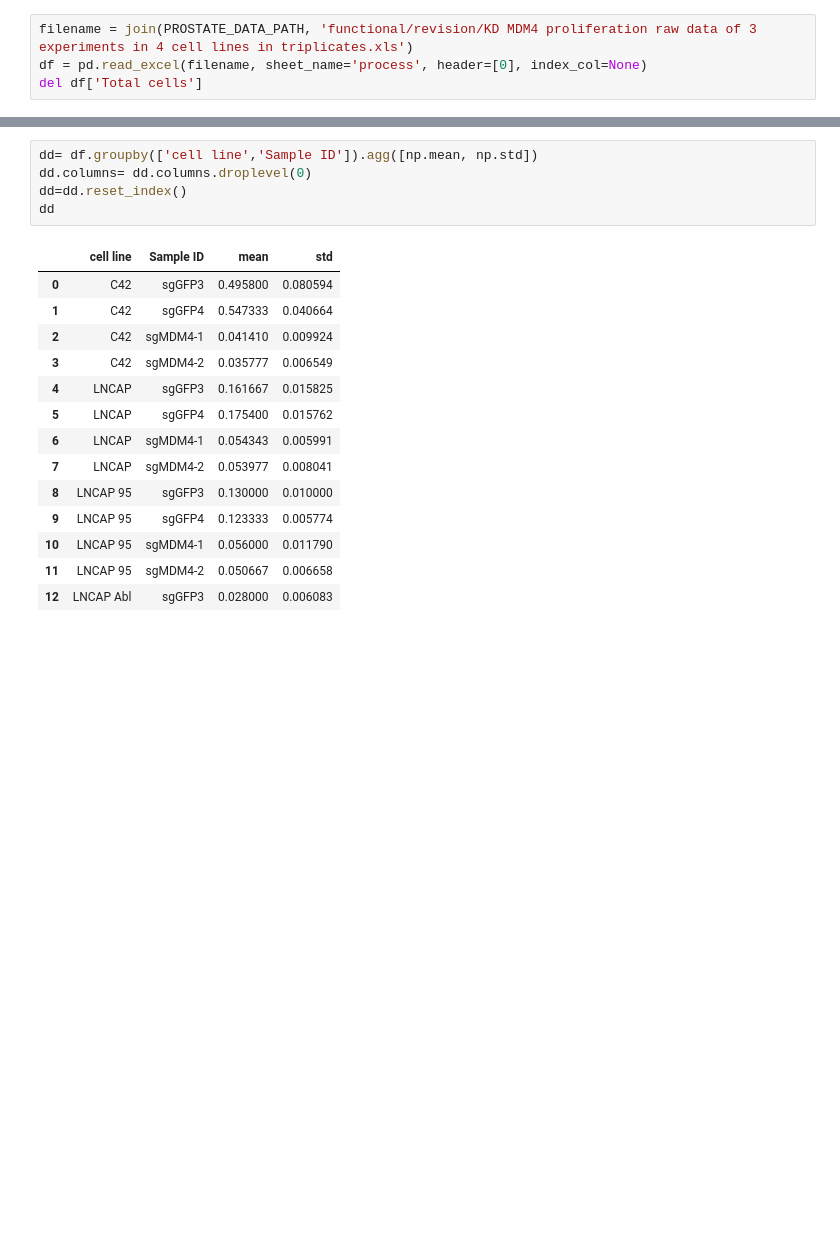
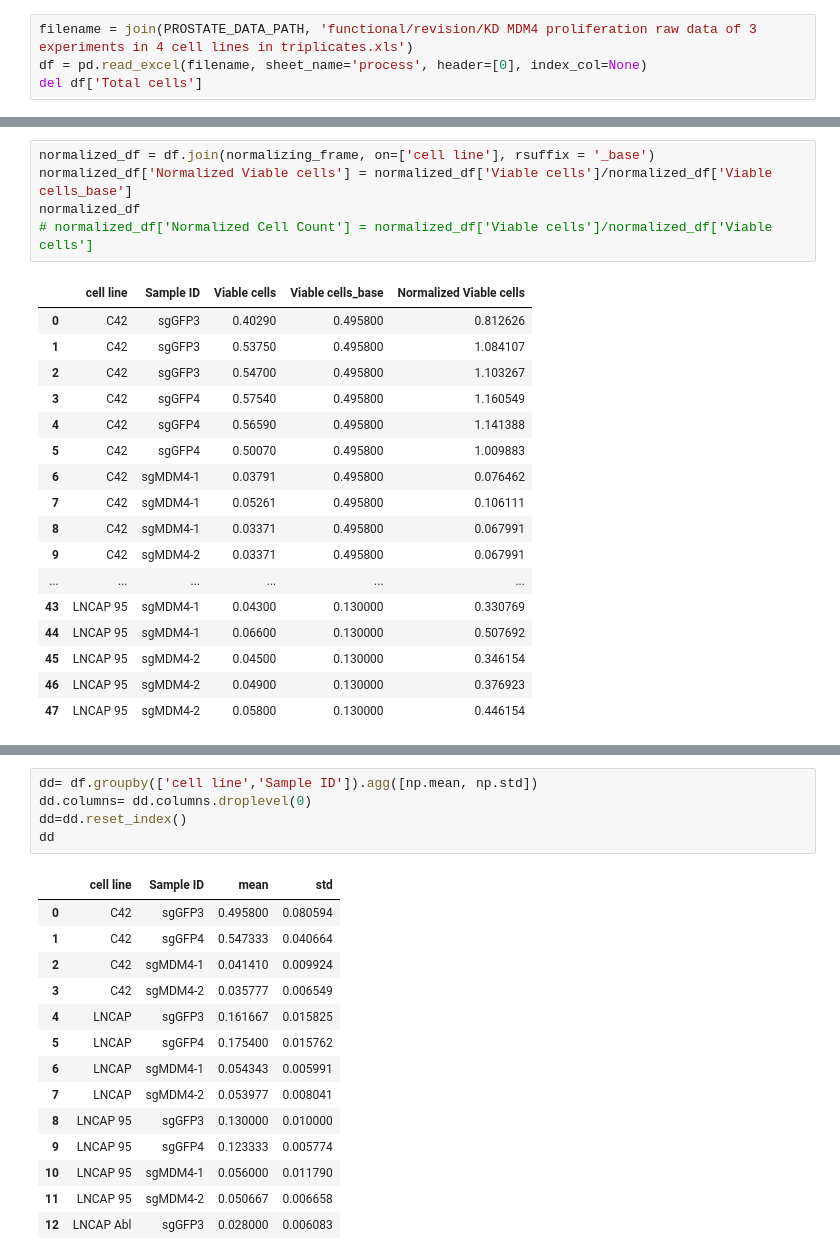
Before and after one commit to marakeby/pnet_prostate_paper, a Jupyter notebook: review/screens/CRISPR.ipynb, the cells around one changed output, grey strips where cells are left out. Drawn from its saved outputs; the diff is of its cells as text; blank space fills up the shorter version.

```diff
--- a/review/screens/CRISPR.ipynb
+++ b/review/screens/CRISPR.ipynb
@@ -27,0 +70,23 @@ del df['Total cells']
+# %%
+normalized_df = df.join(normalizing_frame, on=['cell line'], rsuffix = '_base')
+normalized_df['Normalized Viable cells'] = normalized_df['Viable cells']/normalized_df['Viable cells_base']
+normalized_df
+# normalized_df['Normalized Cell Count'] = normalized_df['Viable cells']/normalized_df['Viable cells']
+# %% [output]
+|  | cell line | Sample ID | Viable cells | Viable cells_base | Normalized Viable cells |
+| 0 | C42 | sgGFP3 | 0.40290 | 0.495800 | 0.812626 |
+| 1 | C42 | sgGFP3 | 0.53750 | 0.495800 | 1.084107 |
+| 2 | C42 | sgGFP3 | 0.54700 | 0.495800 | 1.103267 |
+| 3 | C42 | sgGFP4 | 0.57540 | 0.495800 | 1.160549 |
+| 4 | C42 | sgGFP4 | 0.56590 | 0.495800 | 1.141388 |
+| 5 | C42 | sgGFP4 | 0.50070 | 0.495800 | 1.009883 |
+| 6 | C42 | sgMDM4-1 | 0.03791 | 0.495800 | 0.076462 |
+| 7 | C42 | sgMDM4-1 | 0.05261 | 0.495800 | 0.106111 |
+| 8 | C42 | sgMDM4-1 | 0.03371 | 0.495800 | 0.067991 |
+| 9 | C42 | sgMDM4-2 | 0.03371 | 0.495800 | 0.067991 |
+| ... | ... | ... | ... | ... | ... |
+| 43 | LNCAP 95 | sgMDM4-1 | 0.04300 | 0.130000 | 0.330769 |
+| 44 | LNCAP 95 | sgMDM4-1 | 0.06600 | 0.130000 | 0.507692 |
+| 45 | LNCAP 95 | sgMDM4-2 | 0.04500 | 0.130000 | 0.346154 |
+| 46 | LNCAP 95 | sgMDM4-2 | 0.04900 | 0.130000 | 0.376923 |
+| 47 | LNCAP 95 | sgMDM4-2 | 0.05800 | 0.130000 | 0.446154 |
```
Also changed, not shown: parts of 6 cells of this notebook, 18 other files.
